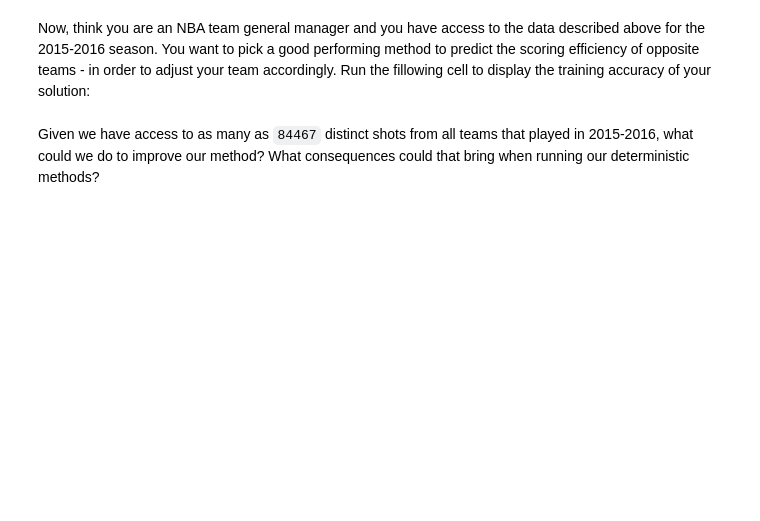
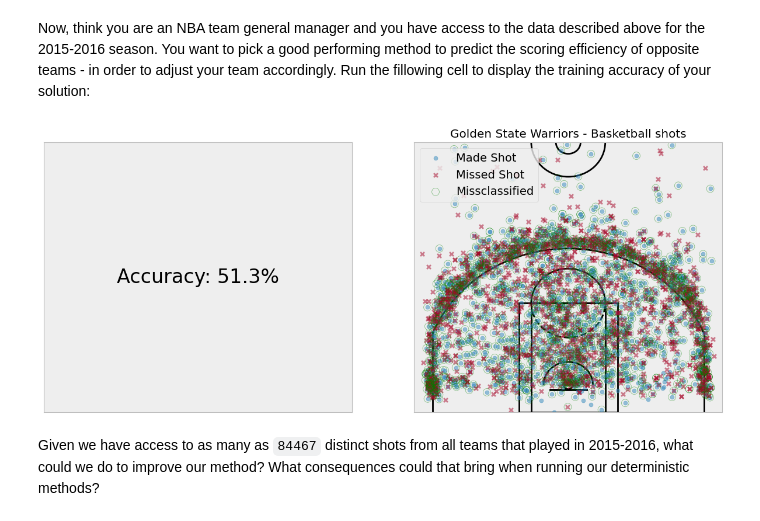
Before and after one commit to natasa-jovanovic/MathOfData, a Jupyter notebook: Homework1/Part 2 - First order methods.ipynb, the cells around one changed output. Drawn from its saved outputs; the diff is of its cells as text; code cells hidden in the pictures; blank space fills up the shorter version.

```diff
--- a/Homework1/Part 2 - First order methods.ipynb
+++ b/Homework1/Part 2 - First order methods.ipynb
@@ -364,11 +437,31 @@ class ADAM_state(OptState):
-# %%
-def ADAM_update(f, state):
-    #FILL
-
-    return #FILL
-
-def ADAM_initialize(f, x_zero):
-    return #FILL
+# %%
+@dataclass
+class ADAM_state(OptState):
+    x_k: Vector
+    m_k: Vector
+    v_k: Vector
+    H_k: Vector
+    beta1: float
+    beta2: float
+    alpha: float
+    epsilon: float
+    t: int
+# %%
+def ADAM_update(f, state):
+    x_k, m_k, v_k, H_k, beta1, beta2, alpha, epsilon, t = state
+
+    g_k = f.grad(x_k)
+    next_m_k = beta1*m_k + (1-beta1)*g_k
+    next_v_k = beta2*v_k + (1-beta2)*g_k**2
+    m_hat = m_k/(1-beta1**t)
+    v_hat = v_k/(1-beta2**t)
+    next_H_k = v_hat**0.5 + epsilon
+    next_x_k = x_k - alpha*m_hat/next_H_k
+
+    return ADAM_state(next_x_k, next_m_k, next_v_k, next_H_k, beta1, beta2, alpha, epsilon, t+1)
+
+def ADAM_initialize(f, x_zero):
+    return ADAM_state(x_k = x_zero, m_k = np.zeros(len(x_zero)), v_k = np.zeros(len(x_zero)), H_k = np.zeros(len(x_zero)), beta1 = 0.9, beta2 = 0.999, alpha = 1, epsilon = 1e-8, t = 1)
 # %%
 ADAM = OptAlgorithm(name="ADAM", init_state=ADAM_initialize, state_update=ADAM_update)
 
@@ -437,10 +545,12 @@ plot(methods, f, x_zero, max_iteration=5000)
 # %% [markdown]
 Now, think you are an NBA team general manager and you have access to the data described above for the 2015-2016 season. You want to pick a good performing method to predict the scoring efficiency of opposite teams - in order to adjust your team accordingly. Run the fillowing cell to display the training accuracy of your solution:
 # %%
-method = #FILL
+method = ADAM
 run_trace = run(method, f, x_zero, 5000)
 last_x_k = run_trace.sequence[-1]
 
 train_accuracy(run_trace.sequence[-1])
+# %% [output]
+[figure, added]
 # %% [markdown]
 Given we have access to as many as `84467` distinct shots from all teams that played in 2015-2016, what could we do to improve our method? What consequences could that bring when running our deterministic methods?
```
Also changed, not shown: parts of 34 cells of this notebook.
